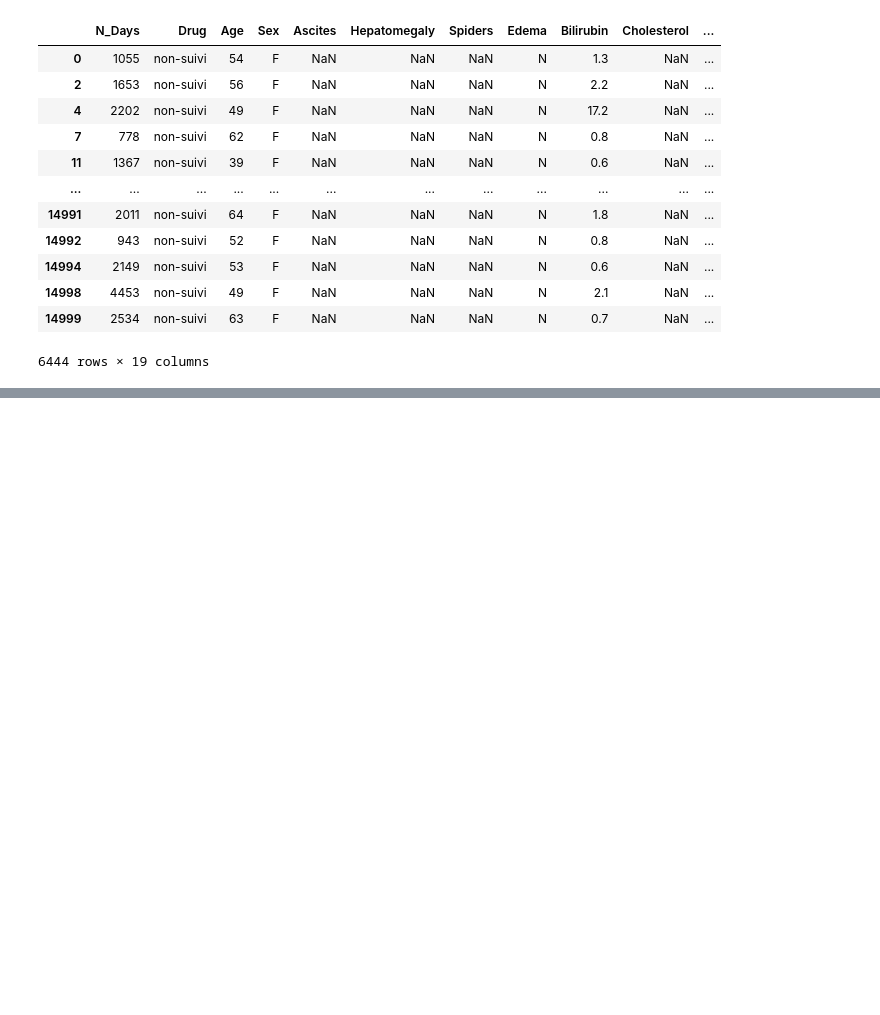
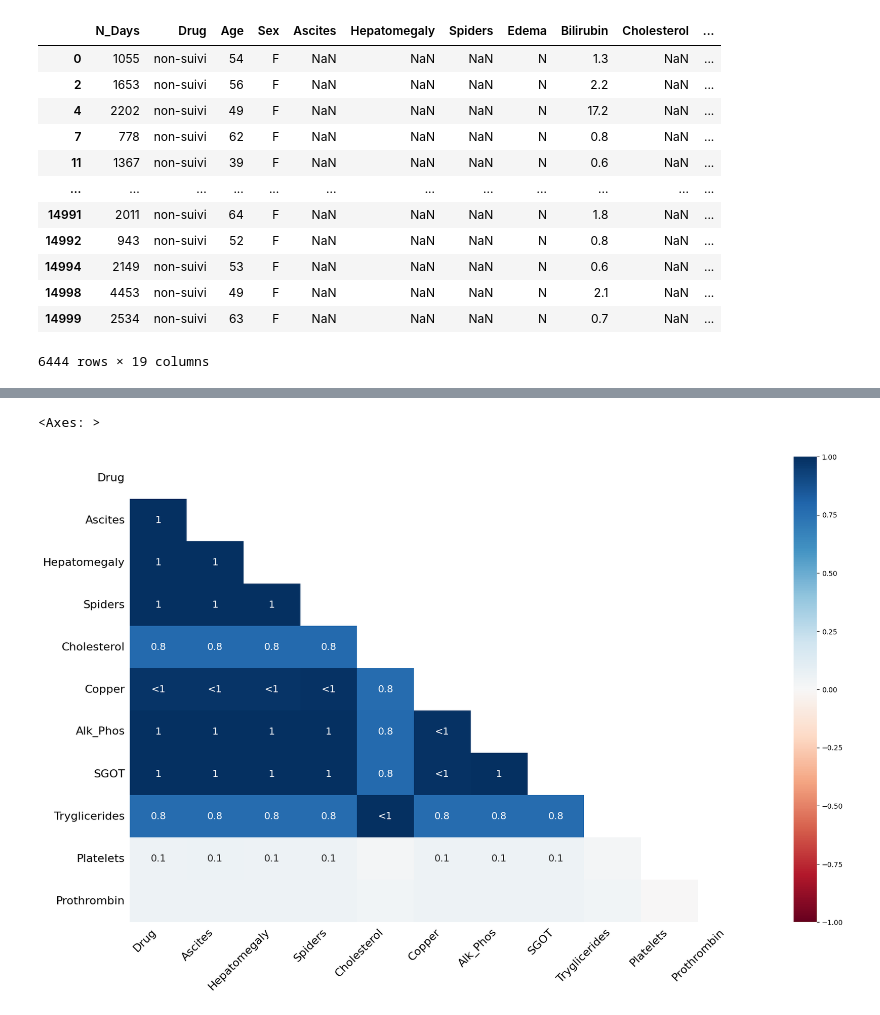
Before and after one commit to melaniedaddio/projet, a Jupyter notebook: projet.ipynb, the cells around one changed output, grey strips where cells are left out. Cells and saved outputs as stored; diff of their text form; code cells hidden in the pictures; blank space fills up the shorter version.

```diff
--- a/projet.ipynb
+++ b/projet.ipynb
@@ -524,0 +600,5 @@ for i in range(1,19):
+# %%
+msno.heatmap(train_df_na)
+# %% [output]
+<Axes: >
+[figure, added]
```
Also changed, not shown: parts of 13 cells of this notebook.
